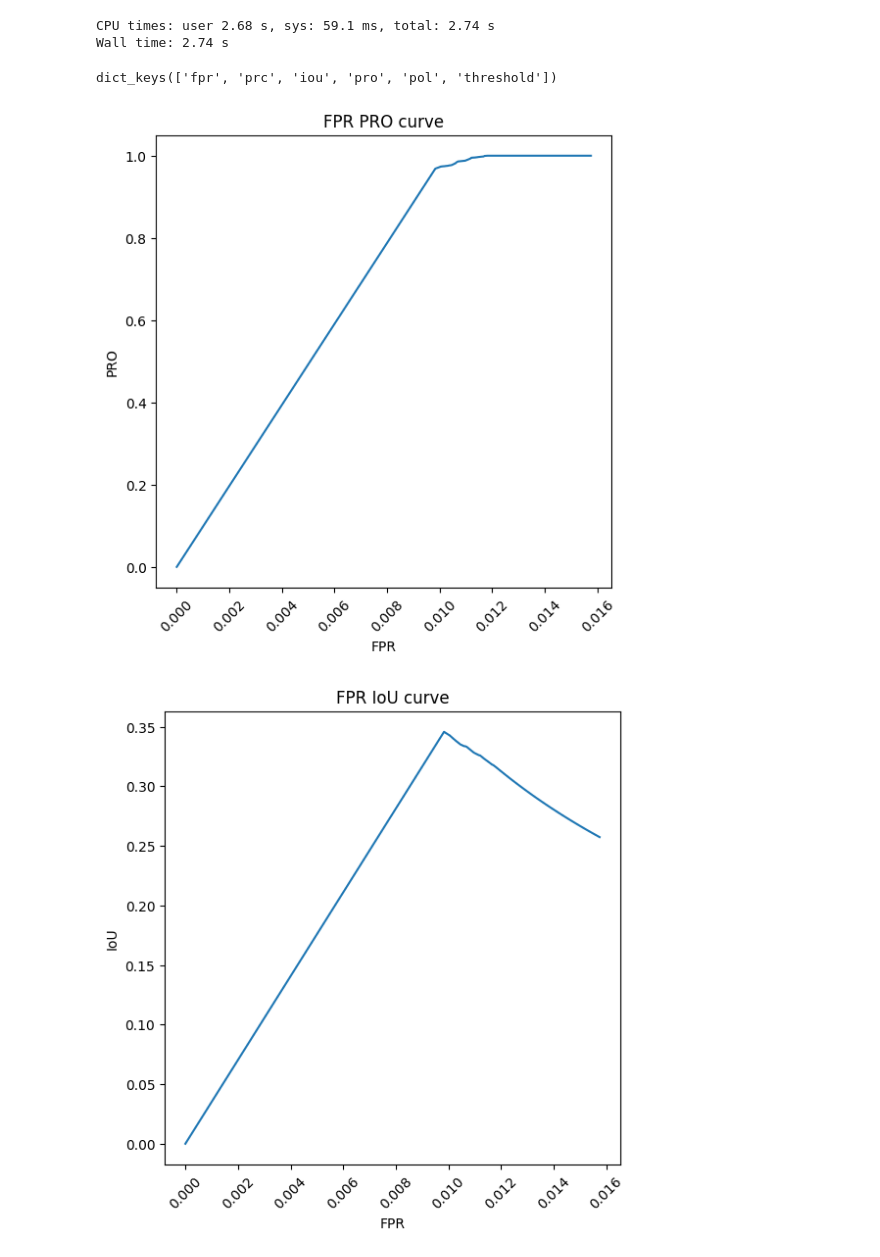
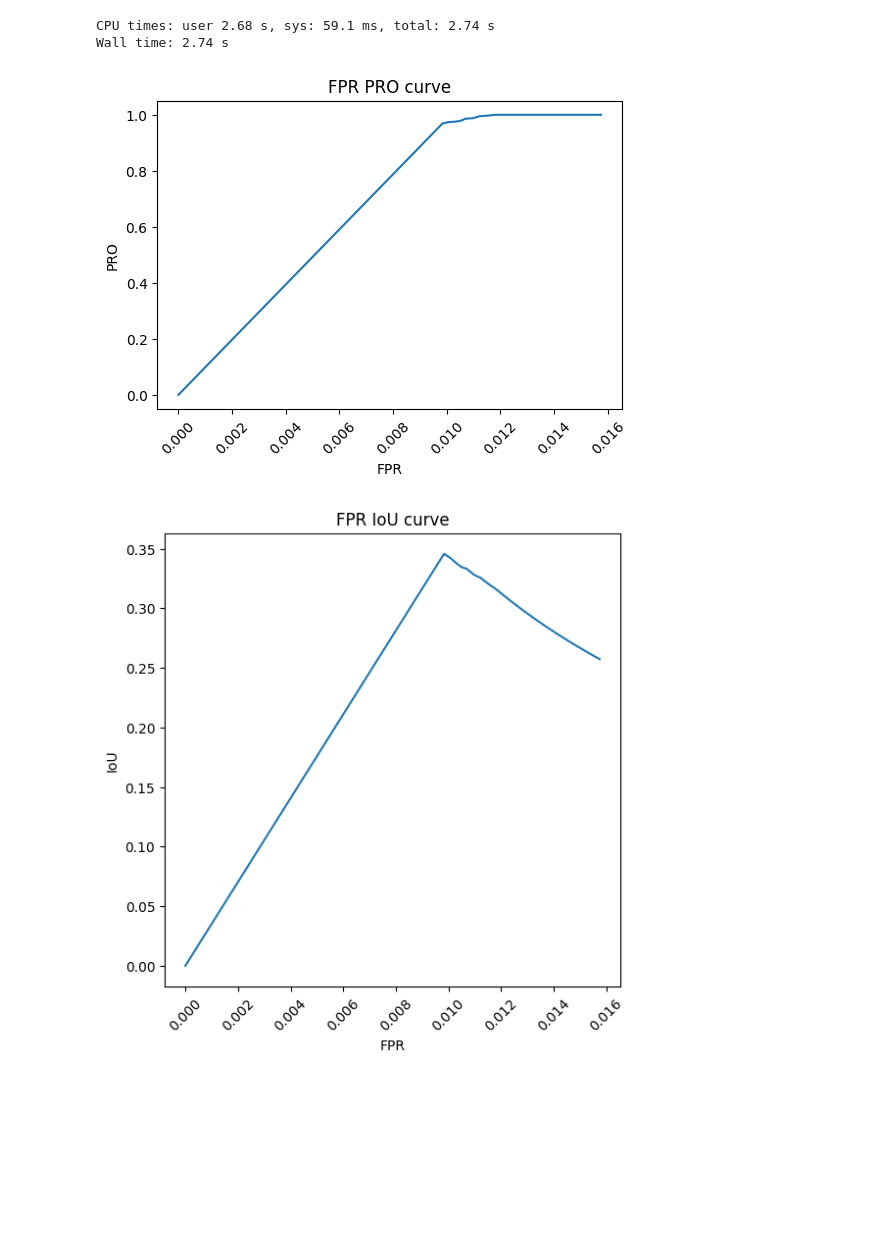
Before and after one commit to plrodrigues/TAAC_AnomalyDetection_in_MVTecDataset, a Jupyter notebook: notebooks/nb_1_developing_metrics.ipynb, the cells around one changed output. Drawn from its saved outputs; the diff is of its cells as text; code cells hidden in the pictures; blank space fills up the shorter version.

Commit message:
improve metrics and add threshold perspective

```diff
--- a/notebooks/nb_1_developing_metrics.ipynb
+++ b/notebooks/nb_1_developing_metrics.ipynb
@@ -11,6 +11,7 @@ sys.path.insert(0, '..')
 # python packages
 import logging
 import os
+import matplotlib
 import matplotlib.pyplot as plt
 import torch
 import torchvision
@@ -21,6 +22,9 @@ import src.commons.constants as cons
 
 # Define the logging level
 logging.getLogger().setLevel(logging.INFO)
+
+# Default size of matplotlib figures
+matplotlib.rcParams['figure.figsize'] = [6, 4]
 # %% [markdown]
 ## Data
 Use some test data to build the method
@@ -512,20 +516,16 @@ mroc = fpr_pro_iou_curves(mask1_gray2D_bin.numpy(), mask2_mean.numpy())
 WARNING:root:PRO: 0, with pred_conn_components.max() = 0
 CPU times: user 2.68 s, sys: 59.1 ms, total: 2.74 s
 Wall time: 2.74 s
-# %%
-mroc.keys()
-# %% [output]
-dict_keys(['fpr', 'prc', 'iou', 'pro', 'pol', 'threshold'])
 # %%
-plt.figure(figsize=(6,6))
+plt.figure()
 plt.plot(mroc['fpr'], mroc['pro'])
 plt.xticks(rotation=45)
 plt.title('FPR PRO curve')
 plt.xlabel('FPR')
 plt.ylabel('PRO')
 plt.show()
 # %% [output]
-[figure, old version]
+[figure, new version]
 # %%
 plt.figure(figsize=(6,6))
 plt.plot(mroc['fpr'], mroc['iou'])
```
Also changed, not shown: parts of 2 cells of this notebook, 1 other file.
